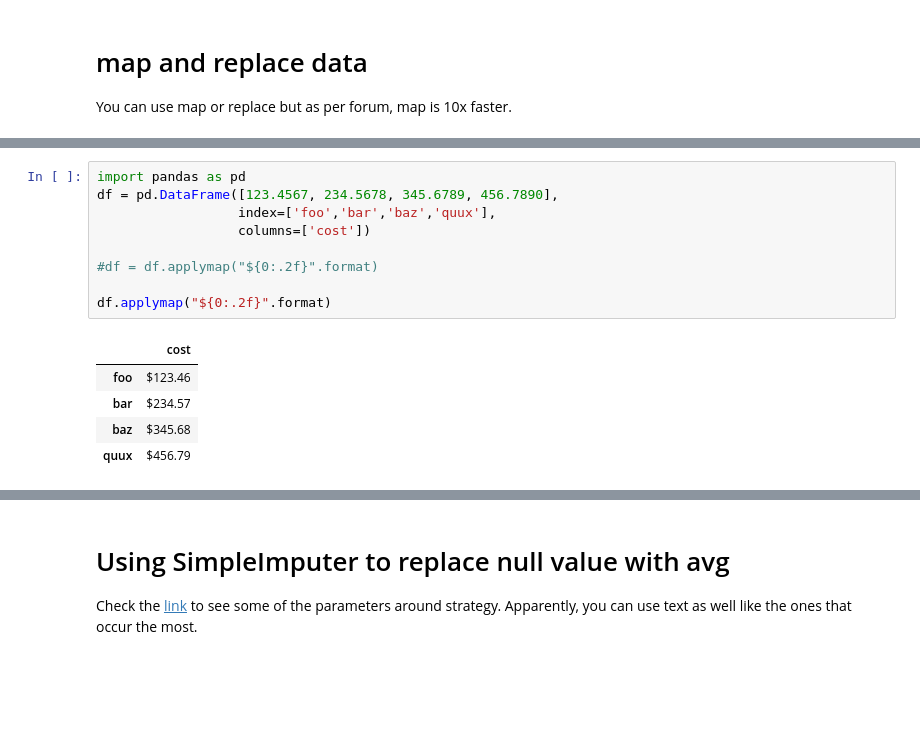
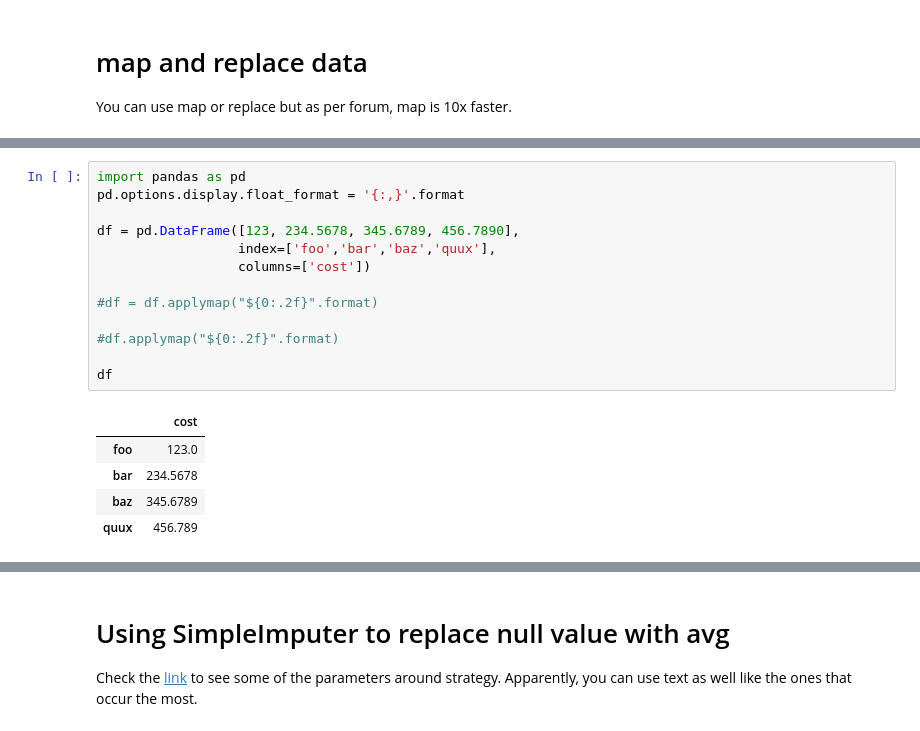
Before and after one commit to RonnyCh/mydsbook, a Jupyter notebook: myBook.ipynb, the cells around one changed output, grey strips where cells are left out. Cells and saved outputs as stored; diff of their text form; blank space fills up the shorter version.

```diff
--- a/myBook.ipynb
+++ b/myBook.ipynb
@@ -659,15 +650,19 @@ titanic.head()
 # %%
 import pandas as pd
-df = pd.DataFrame([123.4567, 234.5678, 345.6789, 456.7890],
+pd.options.display.float_format = '{:,}'.format
+
+df = pd.DataFrame([123, 234.5678, 345.6789, 456.7890],
                   index=['foo','bar','baz','quux'],
                   columns=['cost'])
 
 #df = df.applymap("${0:.2f}".format)
 
-df.applymap("${0:.2f}".format)
+#df.applymap("${0:.2f}".format)
+
+df
 # %% [output]
 |  | cost |
-| foo | $123.46 |
-| bar | $234.57 |
-| baz | $345.68 |
-| quux | $456.79 |
+| foo | 123.0 |
+| bar | 234.5678 |
+| baz | 345.6789 |
+| quux | 456.789 |
```
Also changed, not shown: parts of 49 cells of this notebook.
